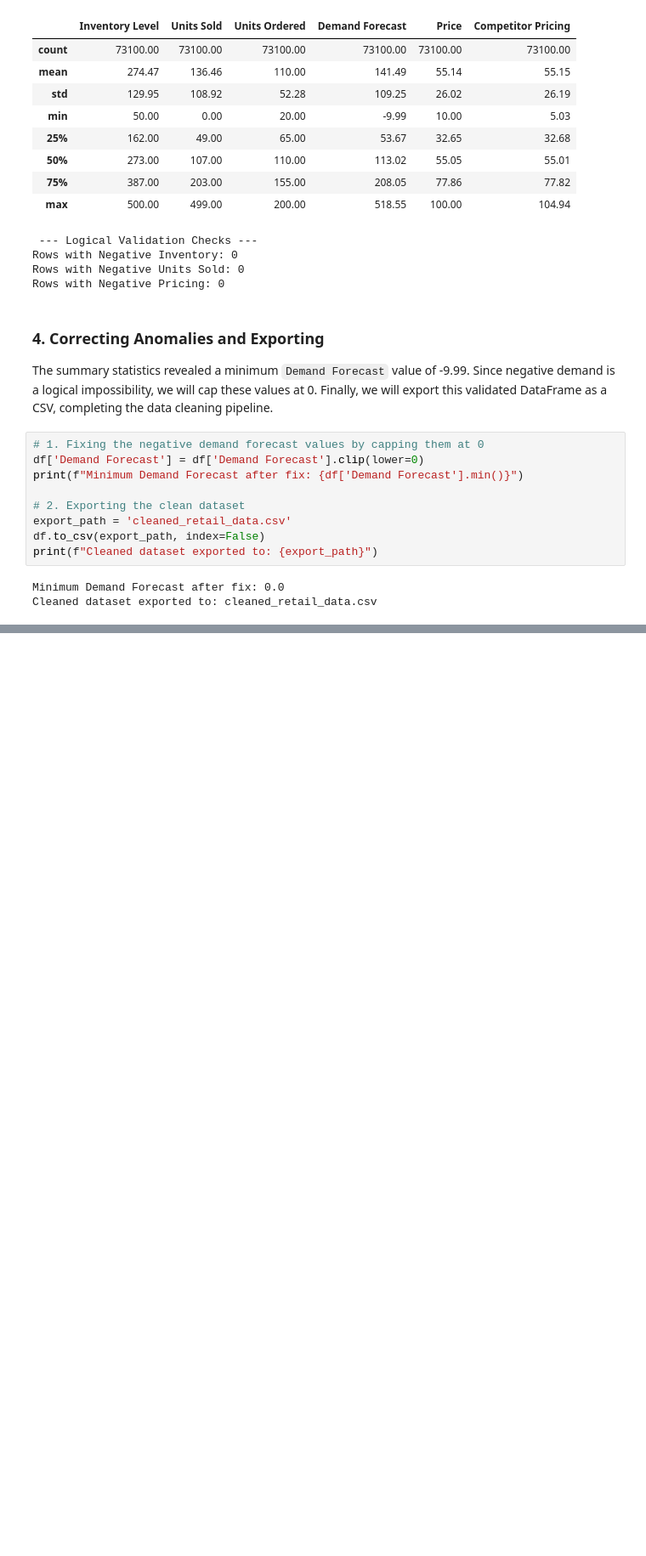
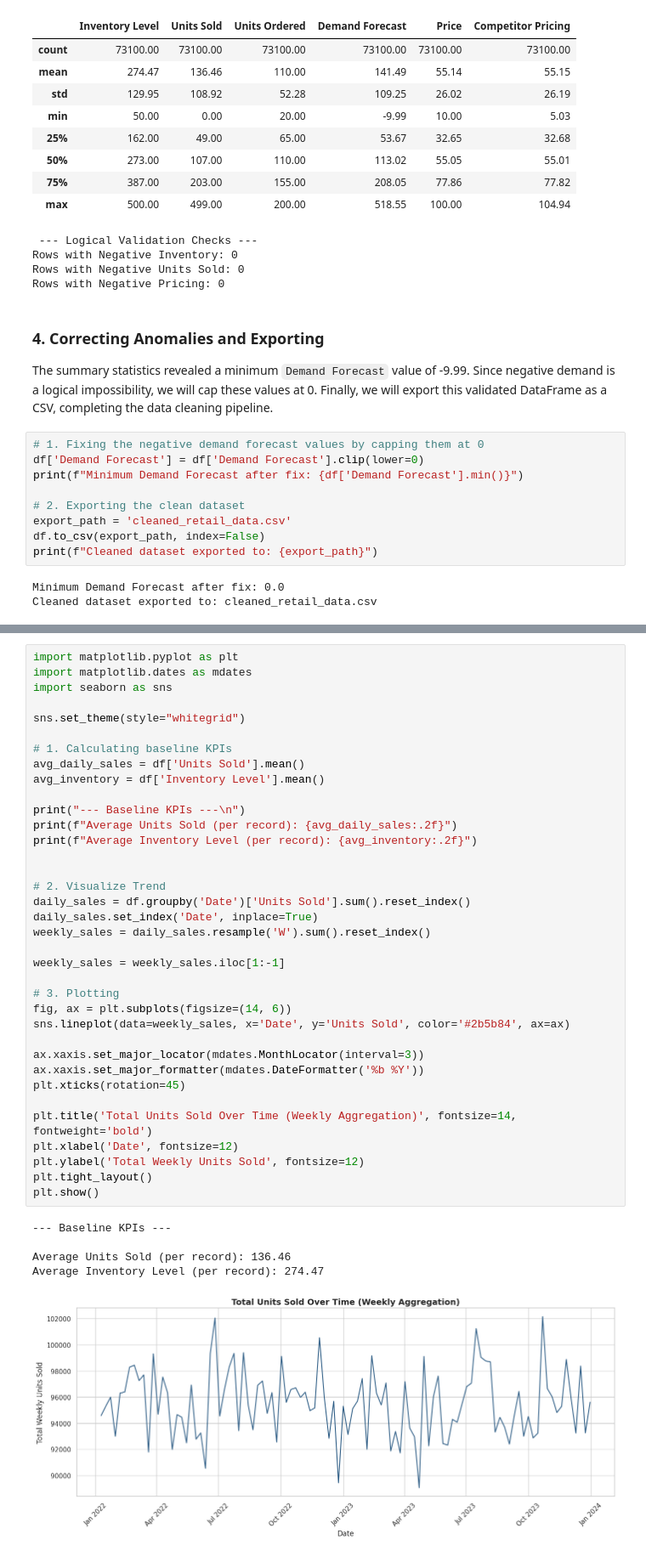
Before and after one commit to lianlianliann/Retail-Demand-Forecasting-Sales-Analysis, a Jupyter notebook: notebooks/01_Data_Cleaning_and_EDA.ipynb, the cells around one changed output, grey strips where cells are left out. Shown at 85% size. Drawn from its saved outputs; the diff is of its cells as text; blank space fills up the shorter version.

```diff
--- a/notebooks/01_Data_Cleaning_and_EDA.ipynb
+++ b/notebooks/01_Data_Cleaning_and_EDA.ipynb
@@ -163,0 +169,42 @@ Cleaned dataset exported to: cleaned_retail_data.csv
+# %%
+import matplotlib.pyplot as plt
+import matplotlib.dates as mdates
+import seaborn as sns
+
+sns.set_theme(style="whitegrid")
+
+# 1. Calculating baseline KPIs
+avg_daily_sales = df['Units Sold'].mean()
+avg_inventory = df['Inventory Level'].mean()
+
+print("--- Baseline KPIs ---\n")
+print(f"Average Units Sold (per record): {avg_daily_sales:.2f}")
+print(f"Average Inventory Level (per record): {avg_inventory:.2f}")
+
+
+# 2. Visualize Trend
+daily_sales = df.groupby('Date')['Units Sold'].sum().reset_index()
+daily_sales.set_index('Date', inplace=True)
+weekly_sales = daily_sales.resample('W').sum().reset_index()
+
+weekly_sales = weekly_sales.iloc[1:-1]
+
+# 3. Plotting
+fig, ax = plt.subplots(figsize=(14, 6))
+sns.lineplot(data=weekly_sales, x='Date', y='Units Sold', color='#2b5b84', ax=ax)
+
+ax.xaxis.set_major_locator(mdates.MonthLocator(interval=3))
+ax.xaxis.set_major_formatter(mdates.DateFormatter('%b %Y'))
+plt.xticks(rotation=45)
+
+plt.title('Total Units Sold Over Time (Weekly Aggregation)', fontsize=14, fontweight='bold')
+plt.xlabel('Date', fontsize=12)
+plt.ylabel('Total Weekly Units Sold', fontsize=12)
+plt.tight_layout()
+plt.show()
+# %% [output]
+--- Baseline KPIs ---
+
+Average Units Sold (per record): 136.46
+Average Inventory Level (per record): 274.47
+[figure, added]
```
Also changed, not shown: parts of 1 cell of this notebook.
